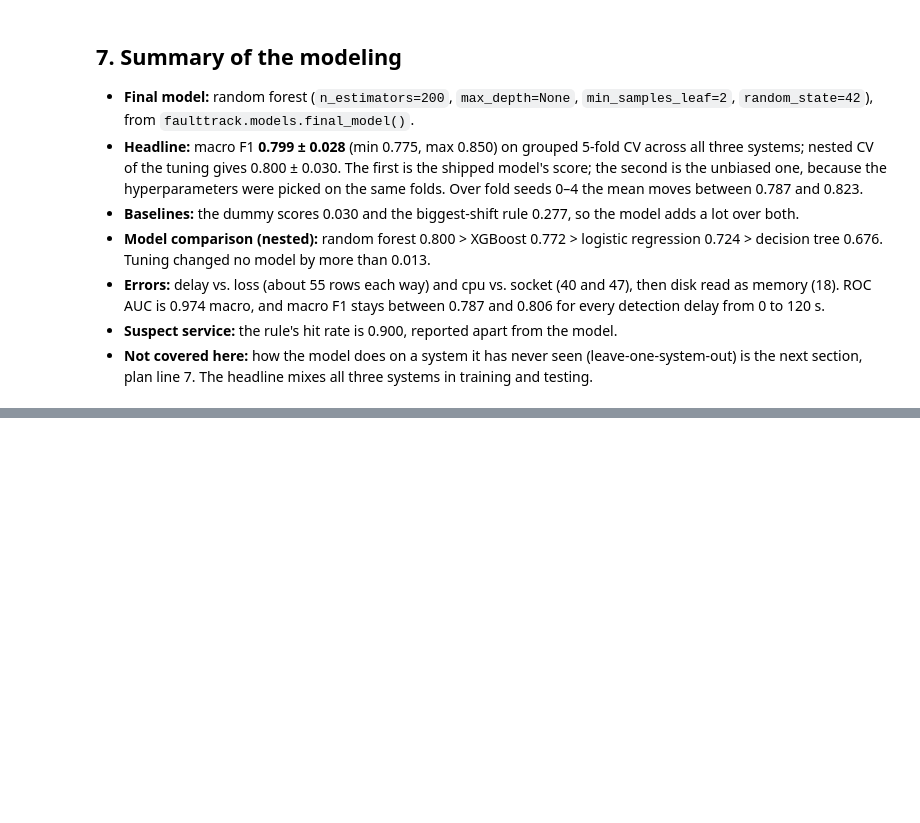
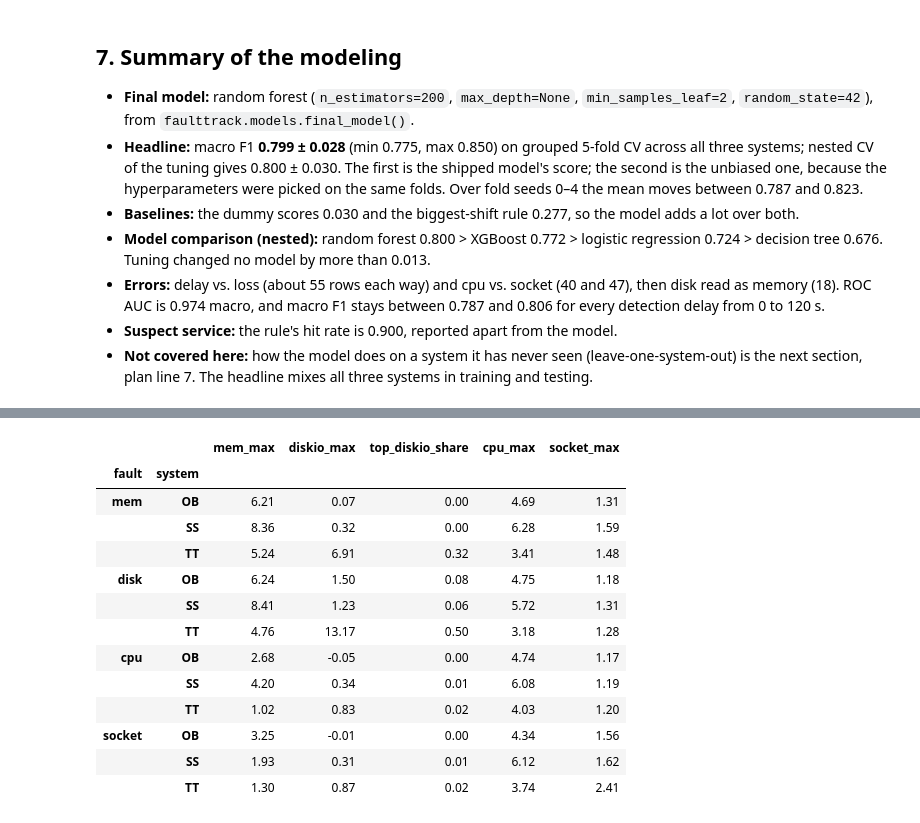
Before and after one commit to jennasrunbooks/faulttrack, a Jupyter notebook: notebook.ipynb, the cells around one changed output, grey strips where cells are left out. Cells and saved outputs as stored; diff of their text form; code cells hidden in the pictures; blank space fills up the shorter version.

```diff
--- a/notebook.ipynb
+++ b/notebook.ipynb
@@ -1373,0 +1657,26 @@ FaultTrack's other answer, *which service did it start in*, doesn't come from th
+# %%
+signature = (
+    features.loc[features["fault"].isin(["mem", "disk", "cpu", "socket"])]
+    .groupby(["fault", "system"])[
+        ["mem_max", "diskio_max", "top_diskio_share", "cpu_max", "socket_max"]
+    ]
+    .median()
+    .rename(index=SYSTEM_NAMES, level="system")
+    .round(2)
+)
+display(signature.loc[["mem", "disk", "cpu", "socket"]])
+# %% [output]
+|  |  | mem_max | diskio_max | top_diskio_share | cpu_max | socket_max |
+| fault | system |  |  |  |  |  |
+| mem | OB | 6.21 | 0.07 | 0.00 | 4.69 | 1.31 |
+|  | SS | 8.36 | 0.32 | 0.00 | 6.28 | 1.59 |
+|  | TT | 5.24 | 6.91 | 0.32 | 3.41 | 1.48 |
+| disk | OB | 6.24 | 1.50 | 0.08 | 4.75 | 1.18 |
+|  | SS | 8.41 | 1.23 | 0.06 | 5.72 | 1.31 |
+|  | TT | 4.76 | 13.17 | 0.50 | 3.18 | 1.28 |
+| cpu | OB | 2.68 | -0.05 | 0.00 | 4.74 | 1.17 |
+|  | SS | 4.20 | 0.34 | 0.01 | 6.08 | 1.19 |
+|  | TT | 1.02 | 0.83 | 0.02 | 4.03 | 1.20 |
+| socket | OB | 3.25 | -0.01 | 0.00 | 4.34 | 1.56 |
+|  | SS | 1.93 | 0.31 | 0.01 | 6.12 | 1.62 |
+|  | TT | 1.30 | 0.87 | 0.02 | 3.74 | 2.41 |
```
Also changed, not shown: parts of 28 cells of this notebook, 1 other file.
